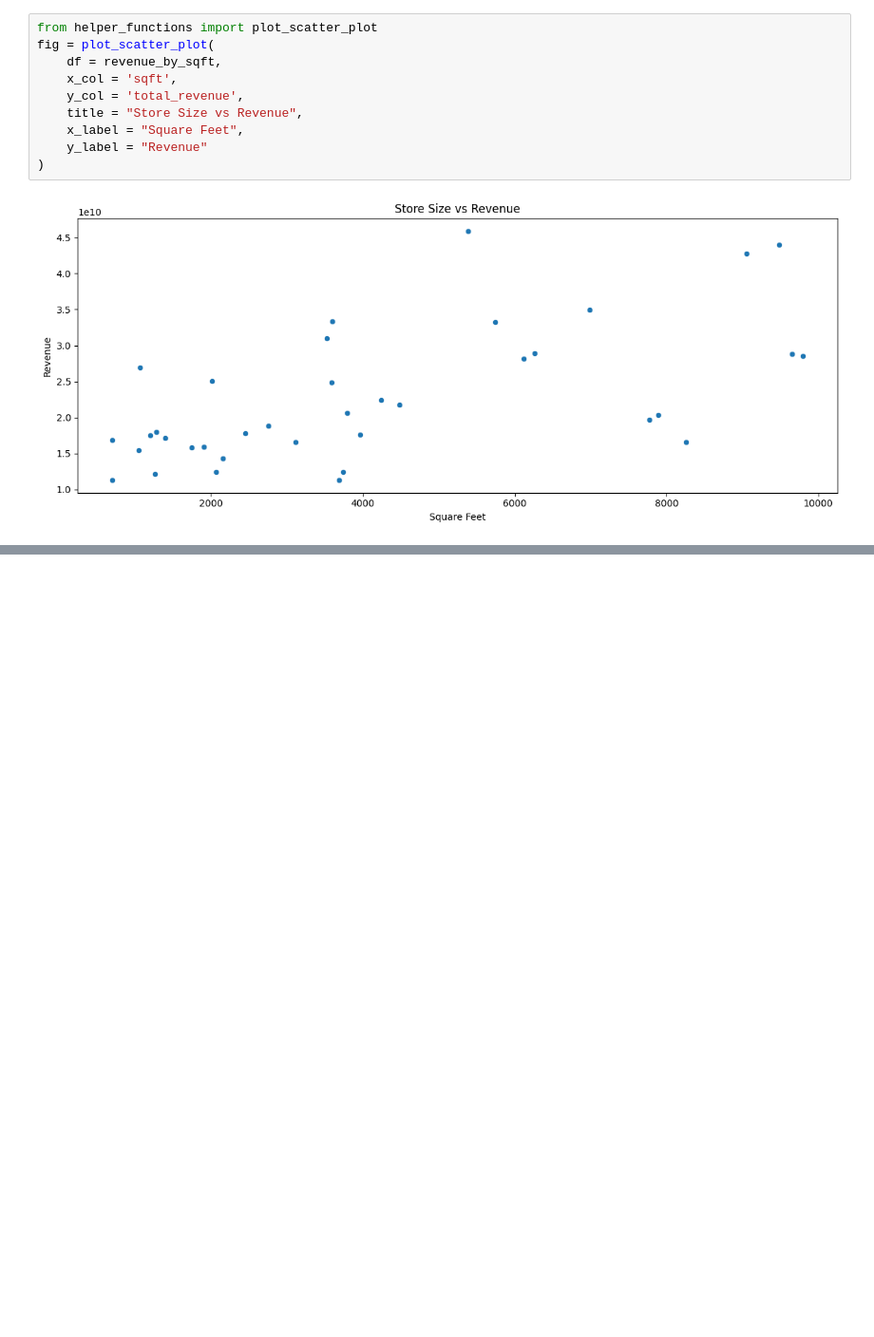
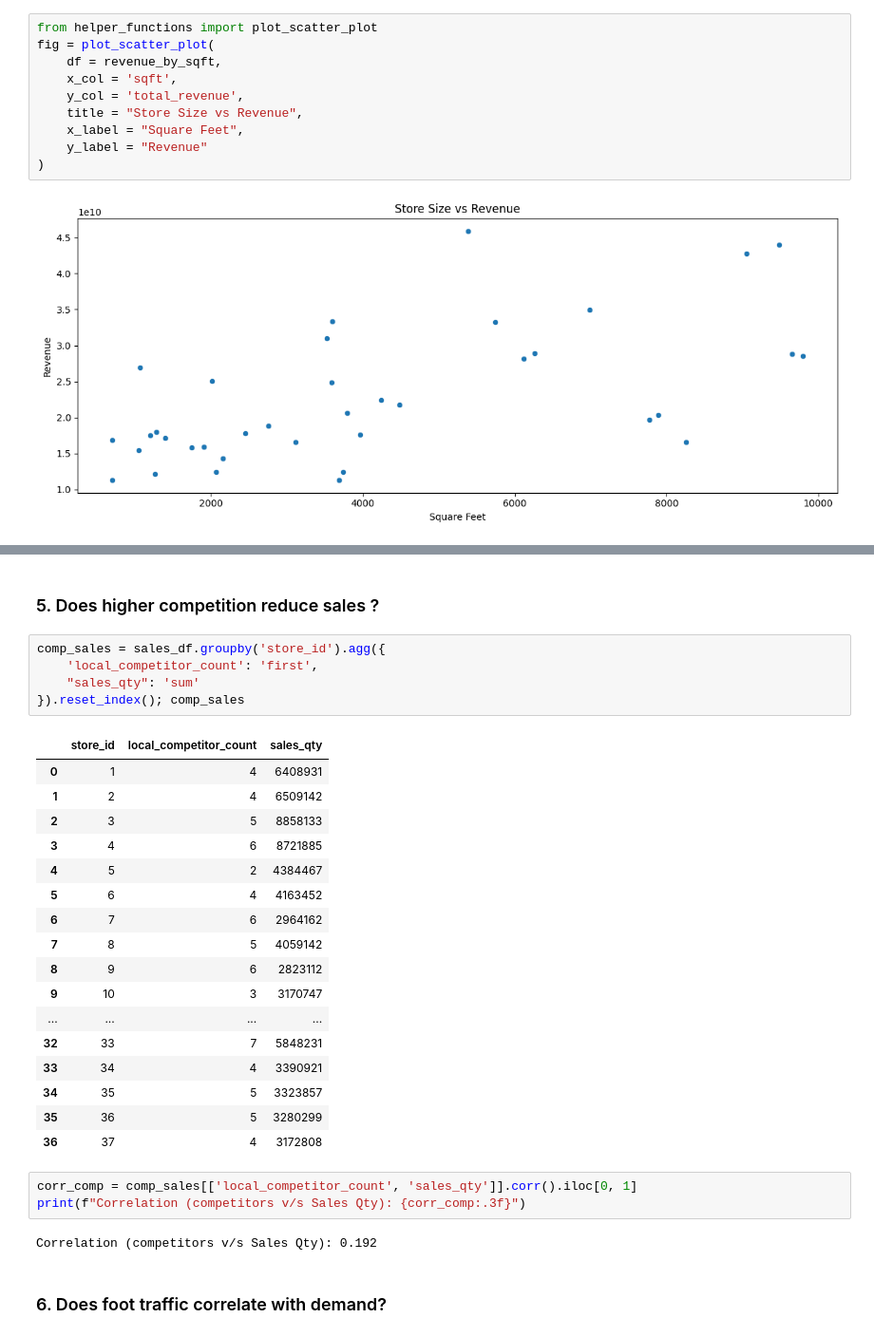
Before and after one commit to rejojose55625/demandEngine, a Jupyter notebook: notebooks/analysis.ipynb, the cells around one changed output, grey strips where cells are left out. Shown at 95% size. Saved outputs shown, nothing was run; the diff lists cells and outputs as text; blank space fills up the shorter version.

```diff
--- a/notebooks/analysis.ipynb
+++ b/notebooks/analysis.ipynb
@@ -484,0 +595,32 @@ fig = plot_scatter_plot(
+# %% [markdown]
+### 5. Does higher competition reduce sales ?
+# %%
+comp_sales = sales_df.groupby('store_id').agg({
+    'local_competitor_count': 'first',
+    "sales_qty": 'sum'
+}).reset_index(); comp_sales
+# %% [output]
+|  | store_id | local_competitor_count | sales_qty |
+| 0 | 1 | 4 | 6408931 |
+| 1 | 2 | 4 | 6509142 |
+| 2 | 3 | 5 | 8858133 |
+| 3 | 4 | 6 | 8721885 |
+| 4 | 5 | 2 | 4384467 |
+| 5 | 6 | 4 | 4163452 |
+| 6 | 7 | 6 | 2964162 |
+| 7 | 8 | 5 | 4059142 |
+| 8 | 9 | 6 | 2823112 |
+| 9 | 10 | 3 | 3170747 |
+| ... | ... | ... | ... |
+| 32 | 33 | 7 | 5848231 |
+| 33 | 34 | 4 | 3390921 |
+| 34 | 35 | 5 | 3323857 |
+| 35 | 36 | 5 | 3280299 |
+| 36 | 37 | 4 | 3172808 |
+# %%
+corr_comp = comp_sales[['local_competitor_count', 'sales_qty']].corr().iloc[0, 1]
+print(f"Correlation (competitors v/s Sales Qty): {corr_comp:.3f}")
+# %% [output]
+Correlation (competitors v/s Sales Qty): 0.192
+# %% [markdown]
+### 6. Does foot traffic correlate with demand?
```
Also changed, not shown: parts of 28 cells of this notebook.
